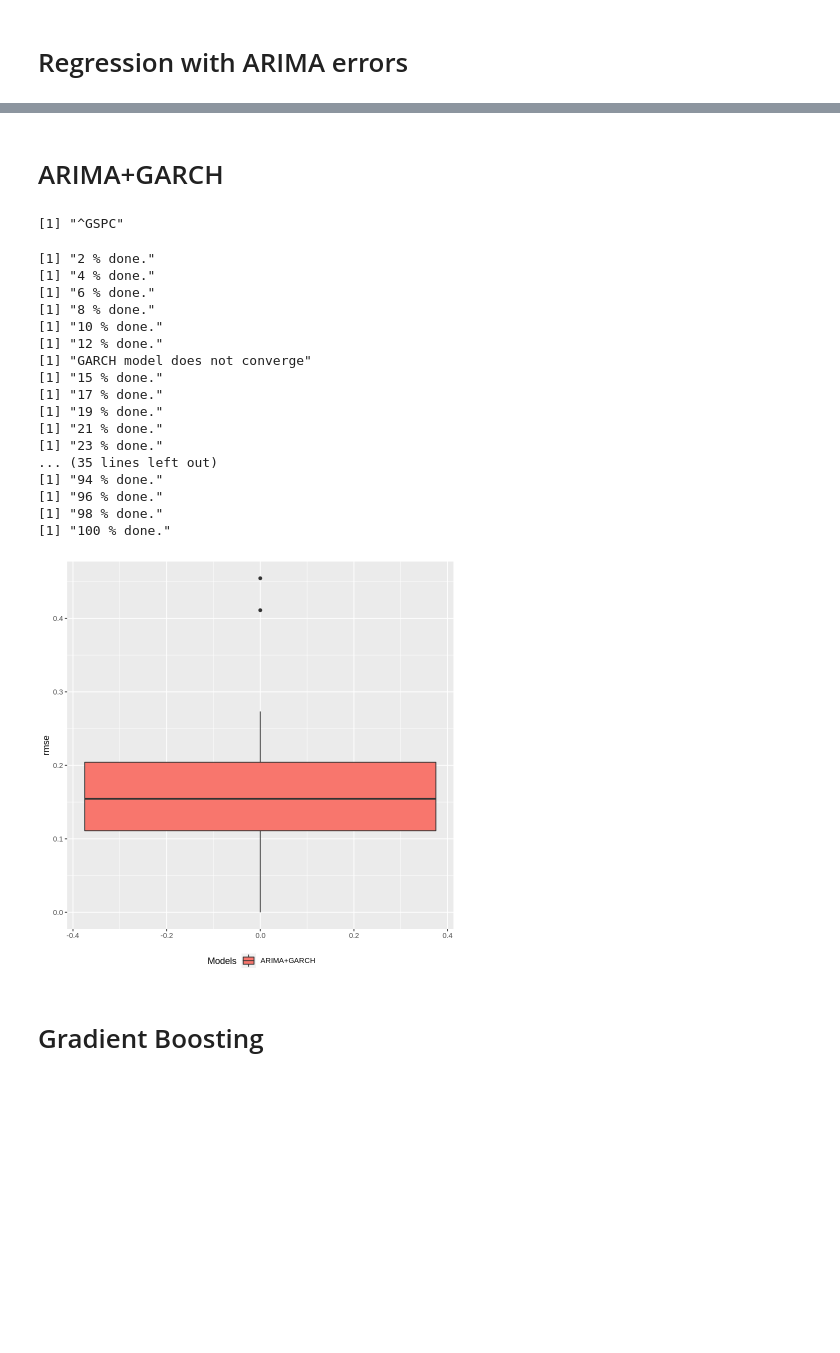
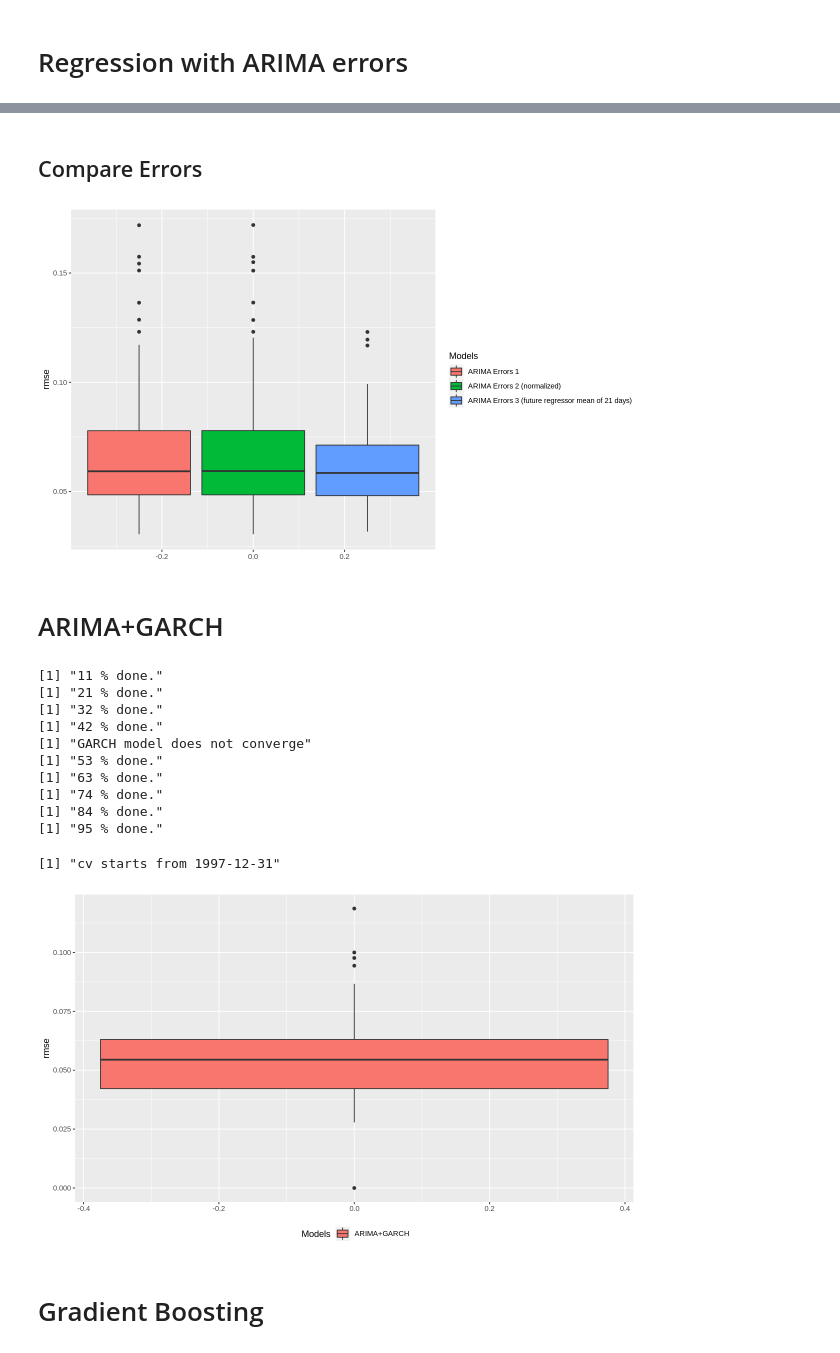
Before and after one commit to lbk209/timeseries, a Jupyter notebook: compare_timeseries_models_spx.ipynb, the cells around one changed output, grey strips where cells are left out. Saved outputs shown, nothing was run; the diff lists cells and outputs as text; code cells hidden in the pictures; blank space fills up the shorter version.

```diff
--- a/compare_timeseries_models_spx.ipynb
+++ b/compare_timeseries_models_spx.ipynb
@@ -976,0 +319,2 @@ n.plot_errors(rn)
+# %% [markdown]
+## Compare Errors
@@ -976,0 +323,12 @@ n.plot_errors(rn)
+# %%
+errors.m03.1 <- my.get_result(result.m03.1, 'ARIMA Errors 1')
+errors.m03.2 <- my.get_result(result.m03.2, 'ARIMA Errors 2 (normalized)')
+n <- paste('ARIMA Errors 3 (future regressor mean of', hori ,'days)', sep=' ')
+errors.m03.3 <- my.get_result(result.m03.3, n)
+
+x <- rbind(errors.m03.1, errors.m03.2)
+x <- rbind(x, errors.m03.3)
+
+my.plot_errors(x, metrics=c('rmse'), loc='right')
+# %% [output]
+[figure, added]
@@ -977,10 +338,2 @@ n.plot_errors(rn)
 # %% [markdown]
 # ARIMA+GARCH
-# %%
-start <- "1991-01-01"
-end <- "2020-12-31"
-
-getSymbols("^GSPC", from=start, to=end)
-spClose = Cl(GSPC)
-# %% [output]
-[1] "^GSPC"
@@ -995,16 +340,3 @@ test_end <- '2020-12-31'
-# %%
-hori <- 252
-peri <- floor(hori/2)
-w <- 252*5
-
-lookahead <- 1
-# %%
-train <- window(spClose, end=as.Date(train_end))
-test <- window(spClose, start=as.Date(test_start), end=as.Date(test_end))
-#head(train); tail(train); head(test); tail(test)
-# %%
-train <- diff(log(train), lookahead)
-train[as.character(head(index(train),lookahead))] <- 0
 # %%
 cv.forecast <- function(x, h) {
     forc <- ag2.forecast(x, h, out.sample=0)
@@ -1017,20 +353,13 @@ cv.forecast <- function(x, h) {
 # %%
-results <- my.tsCV(train, cv.forecast, h=hori, window=w, step=peri)
+result.m04 <- my.tsCV(train, cv.forecast, h=hori, window=wind, step=peri)
 # %% [output]
-[1] "2 % done."
-[1] "4 % done."
-[1] "6 % done."
-[1] "8 % done."
-[1] "10 % done."
-[1] "12 % done."
+[1] "11 % done."
+[1] "21 % done."
+[1] "32 % done."
+[1] "42 % done."
 [1] "GARCH model does not converge"
-[1] "15 % done."
-[1] "17 % done."
-[1] "19 % done."
-[1] "21 % done."
-[1] "23 % done."
-... (35 lines left out)
-[1] "94 % done."
-[1] "96 % done."
-[1] "98 % done."
-[1] "100 % done."
+[1] "53 % done."
+[1] "63 % done."
+[1] "74 % done."
+[1] "84 % done."
+[1] "95 % done."
@@ -1041,8 +366,15 @@ if (sum(!is.na(results)) == 0) {
+# %%
+x <- result.m04
+from <- na.omit(x[,1])[1]
+from <- index(train[from])
+print(paste('cv starts from', from, sep=' '))
+# %% [output]
+[1] "cv starts from 1997-12-31"
 # %%
-m <- n.get_result(results, 'ARIMA+GARCH')
-n.plot_errors(m, metrics=c('rmse'))
+errors.m04 <- my.get_result(result.m04, 'ARIMA+GARCH')
+my.plot_errors(errors.m04, metrics=c('rmse'))
 # %% [output]
-[figure, old version]
+[figure, new version]
 # %% [markdown]
 # Gradient Boosting
 # %% [markdown]
```
Also changed, not shown: parts of 114 cells of this notebook, 1 other file.
